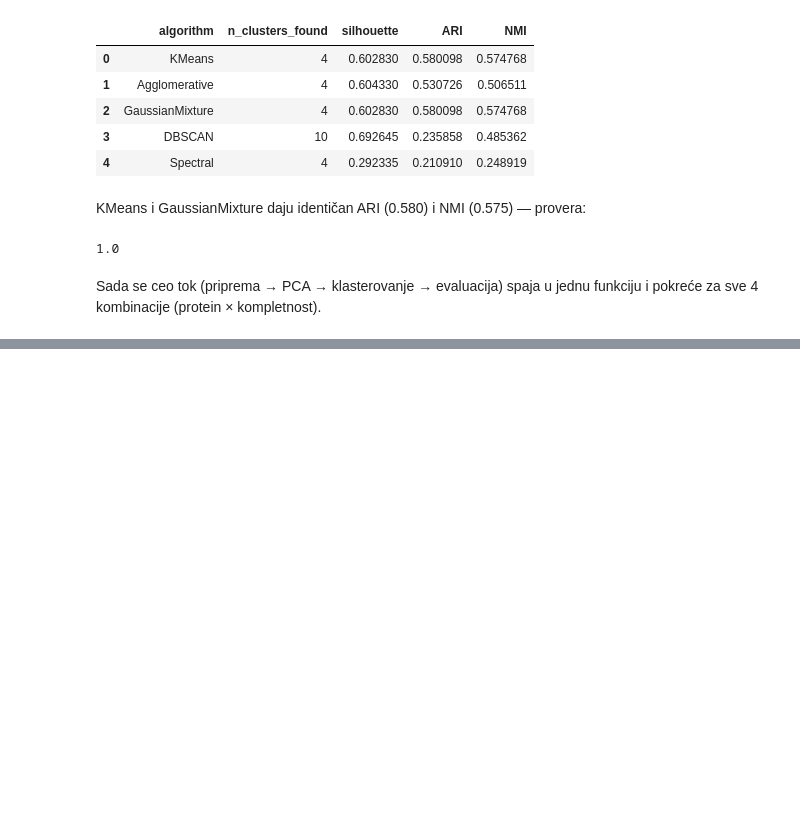
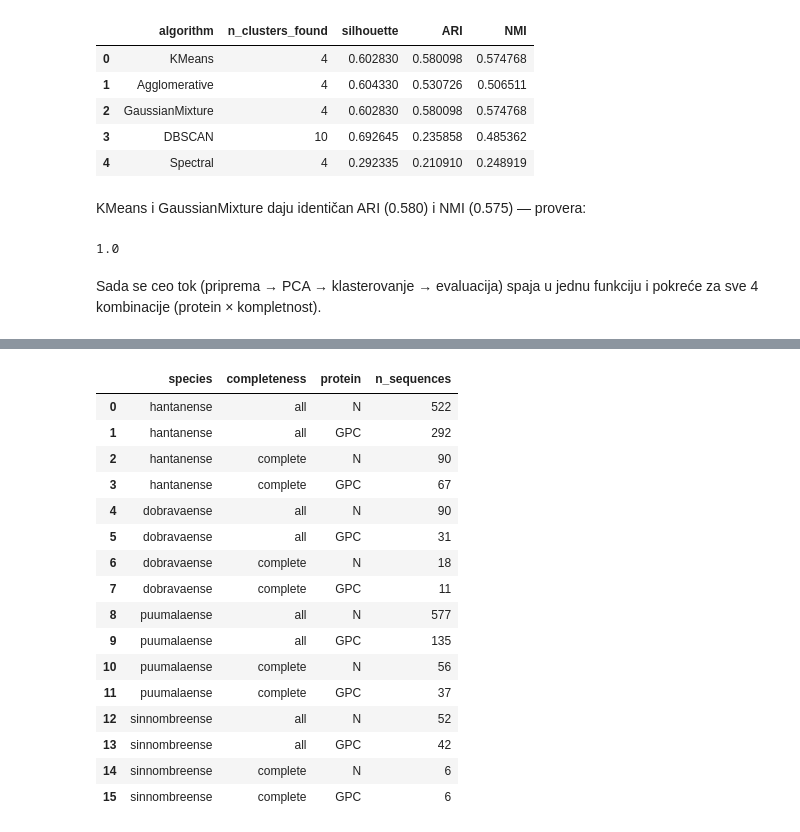
Before and after one commit to VladimirManda10/Hantavirus, a Jupyter notebook: notebook.ipynb, the cells around one changed output, grey strips where cells are left out. Drawn from its saved outputs; the diff is of its cells as text; code cells hidden in the pictures; blank space fills up the shorter version.

```diff
--- a/notebook.ipynb
+++ b/notebook.ipynb
@@ -988,0 +1097,21 @@ Zavrseno: N/complete
+# %%
+summary_df = filter_and_save()
+summary_df
+# %% [output]
+|  | species | completeness | protein | n_sequences |
+| 0 | hantanense | all | N | 522 |
+| 1 | hantanense | all | GPC | 292 |
+| 2 | hantanense | complete | N | 90 |
+| 3 | hantanense | complete | GPC | 67 |
+| 4 | dobravaense | all | N | 90 |
+| 5 | dobravaense | all | GPC | 31 |
+| 6 | dobravaense | complete | N | 18 |
+| 7 | dobravaense | complete | GPC | 11 |
+| 8 | puumalaense | all | N | 577 |
+| 9 | puumalaense | all | GPC | 135 |
+| 10 | puumalaense | complete | N | 56 |
+| 11 | puumalaense | complete | GPC | 37 |
+| 12 | sinnombreense | all | N | 52 |
+| 13 | sinnombreense | all | GPC | 42 |
+| 14 | sinnombreense | complete | N | 6 |
+| 15 | sinnombreense | complete | GPC | 6 |
```
Also changed, not shown: parts of 13 cells of this notebook, 4 other files.
